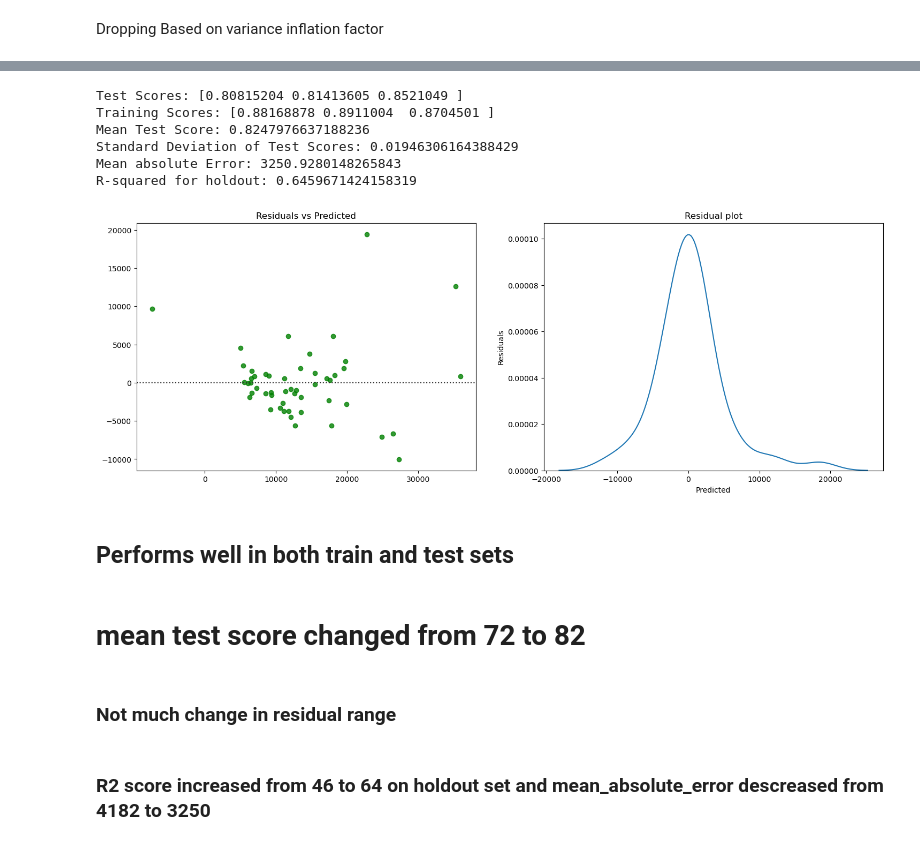
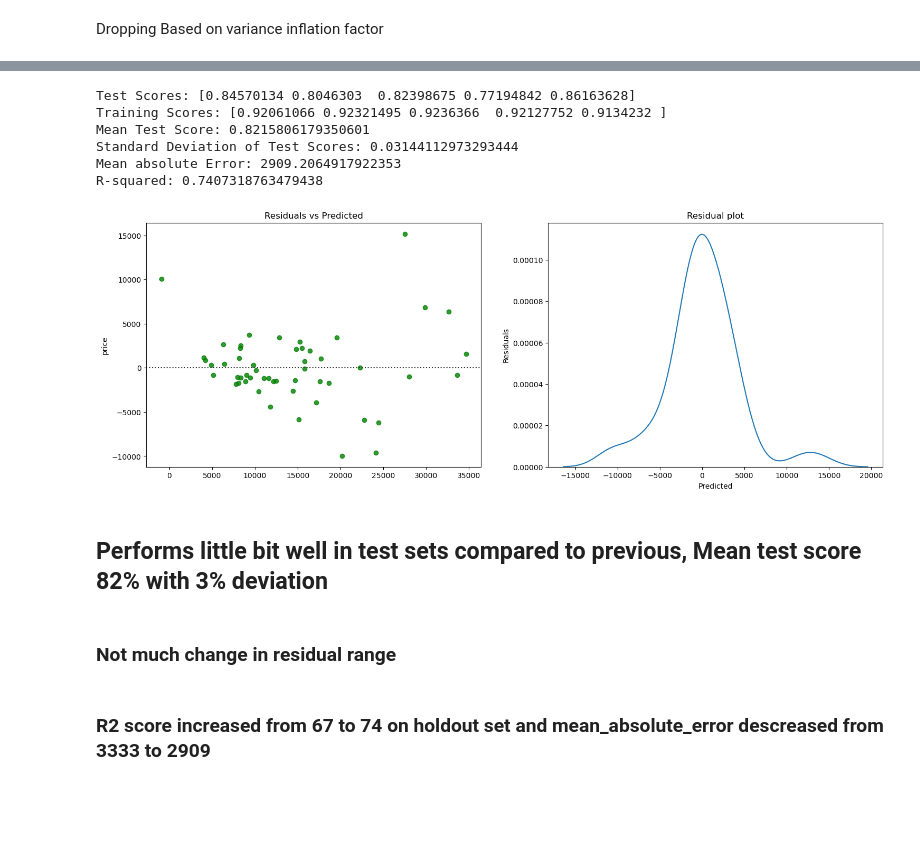
Before and after one commit to Ravikumarchavva/ML_Playground, a Jupyter notebook: week1_regressionAnalysis/Day2_naive_modeling/naive_modeling.ipynb, the cells around one changed output, grey strips where cells are left out. Cells and saved outputs as stored; diff of their text form; code cells hidden in the pictures; blank space fills up the shorter version.

```diff
--- a/week1_regressionAnalysis/Day2_naive_modeling/naive_modeling.ipynb
+++ b/week1_regressionAnalysis/Day2_naive_modeling/naive_modeling.ipynb
@@ -78 +26,4 @@ R-squared: 0.4633797777209826
+# %%
+cat_cols=[col for col in train_data.columns if train_data[col].dtype== pl.String]
+num_cols=[col for col in train_data.drop("car_ID","price").columns if train_data[col].dtype!= pl.String]
 # %%
@@ -120,0 +77,16 @@ calculate_vif(df).sort_values(by='VIF',ascending=False).head()
+# %%
+from sklearn.pipeline import Pipeline
+from sklearn.compose import ColumnTransformer
+from sklearn.linear_model import LinearRegression
+from sklearn.preprocessing import OneHotEncoder,StandardScaler
+
+
+imputer = ColumnTransformer(transformers=[
+    ('cat', OneHotEncoder(handle_unknown='infrequent_if_exist',drop='first',min_frequency=8), cat_cols),
+    ('num', StandardScaler(), num_cols)
+],remainder="passthrough")
+pipe = Pipeline(steps=[
+    ('imputer', imputer),
+    ("lr",LinearRegression())
+])
+pipe
@@ -121,50 +112,46 @@ calculate_vif(df).sort_values(by='VIF',ascending=False).head()
 # %%
-from sklearn.model_selection import cross_validate
-from sklearn.linear_model import LinearRegression
-from sklearn.model_selection import train_test_split
+from sklearn.model_selection import cross_validate,cross_val_predict
 from sklearn.model_selection import KFold
-X_train, X_test, y_train, y_test = train_test_split(data.drop("price"),data["price"],test_size=0.25,random_state=0)
-lr=LinearRegression()
+from sklearn.metrics import mean_absolute_error,r2_score
 
-kf=KFold(n_splits=3)
-cv_results = cross_validate(lr, X_train,y_train, cv=kf, scoring='r2', return_train_score=True)
+train_df = train_data.to_pandas()
+test_df = test_data.to_pandas()
+X_train, X_test, y_train, y_test = train_df.drop(["price","car_ID"],axis=1),test_df.drop(["price","car_ID"],axis=1),train_df['price'],test_df['price']
+
+kf=KFold(n_splits=5)
+cv_results = cross_validate(pipe, X_train,y_train, cv=kf, scoring='r2', return_train_score=True)
 print(f'Test Scores: {cv_results["test_score"]}')
 print(f'Training Scores: {cv_results["train_score"]}')
 print(f'Mean Test Score: {cv_results["test_score"].mean()}')
 print(f'Standard Deviation of Test Scores: {cv_results["test_score"].std()}')
 
-from sklearn.model_selection import cross_val_predict
-from sklearn.metrics import mean_absolute_error,r2_score
+predictions = cross_val_predict(pipe, X_test, y_test, cv=kf)
+residuals = y_test - predictions
+mae = mean_absolute_error(y_test, predictions)
+r2 = r2_score(y_true=y_test,y_pred= predictions)
 
-predictions = cross_val_predict(lr, X_test, y_test, cv=5)
-residuals = y_test - predictions
-mse = mean_absolute_error(y_test, predictions)
-r2 = r2_score(y_test, predictions)
-
-print(f'Mean absolute Error: {mse}')
-print(f'R-squared for holdout: {r2}')
+print(f'Mean absolute Error: {mae}')
+print(f'R-squared: {r2}')
 
 fig,[ax1,ax2] = plt.subplots(ncols=2,figsize=(18,6))
 sns.residplot(x=predictions, y=residuals, color='g',ax=ax1)
 plt.xlabel('Predicted')
 plt.ylabel('Residuals')
 ax1.set_title('Residuals vs Predicted')
 sns.kdeplot(residuals,ax=ax2)
 ax2.set_title("Residual plot")
 plt.show()
 # %% [output]
-Test Scores: [0.80815204 0.81413605 0.8521049 ]
-Training Scores: [0.88168878 0.8911004  0.8704501 ]
-Mean Test Score: 0.8247976637188236
-Standard Deviation of Test Scores: 0.01946306164388429
-Mean absolute Error: 3250.9280148265843
-R-squared for holdout: 0.6459671424158319
+Test Scores: [0.84570134 0.8046303  0.82398675 0.77194842 0.86163628]
+Training Scores: [0.92061066 0.92321495 0.9236366  0.92127752 0.9134232 ]
+Mean Test Score: 0.8215806179350601
+Standard Deviation of Test Scores: 0.03144112973293444
+Mean absolute Error: 2909.2064917922353
+R-squared: 0.7407318763479438
-[figure, old version]
+[figure, new version]
-# %% [markdown]
-## Performs well in both train and test sets
-# %% [markdown]
-# mean test score changed from 72 to 82
+# %% [markdown]
+## Performs little bit well in test sets compared to previous, Mean test score 82% with 3% deviation
 # %% [markdown]
 ### Not much change in residual range
 # %% [markdown]
-### R2 score increased from 46 to 64 on holdout set and mean_absolute_error descreased from 4182 to 3250
+### R2 score increased from 67 to 74 on holdout set and mean_absolute_error descreased from 3333 to 2909
```
Also changed, not shown: parts of 21 cells of this notebook, 24 other files.
